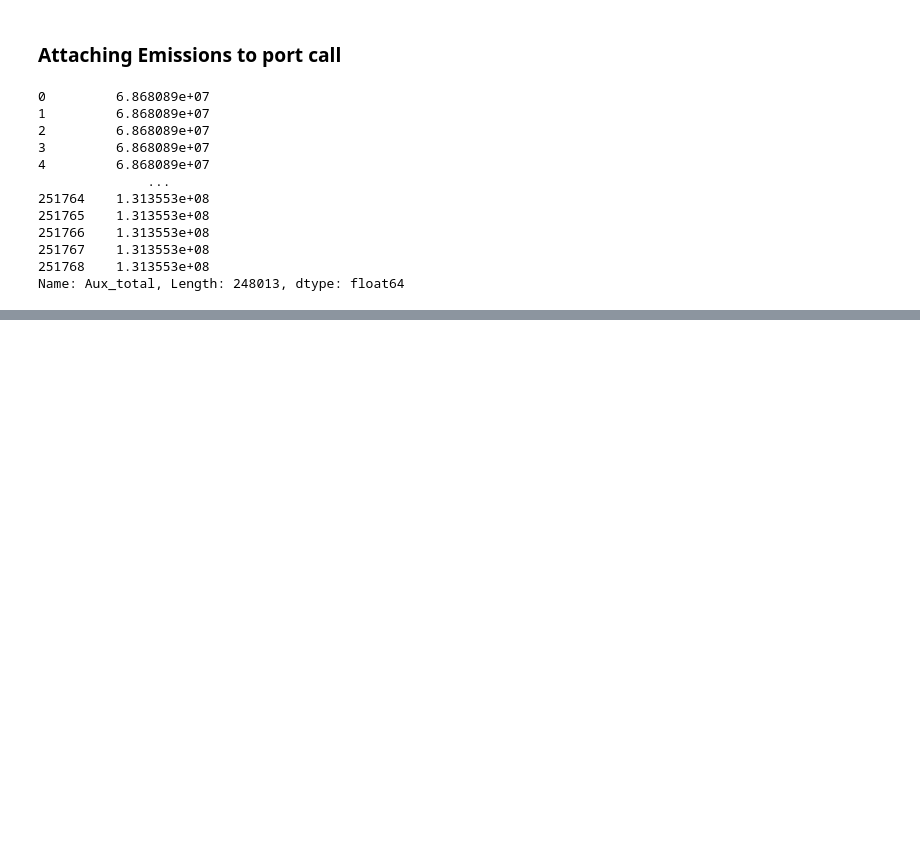
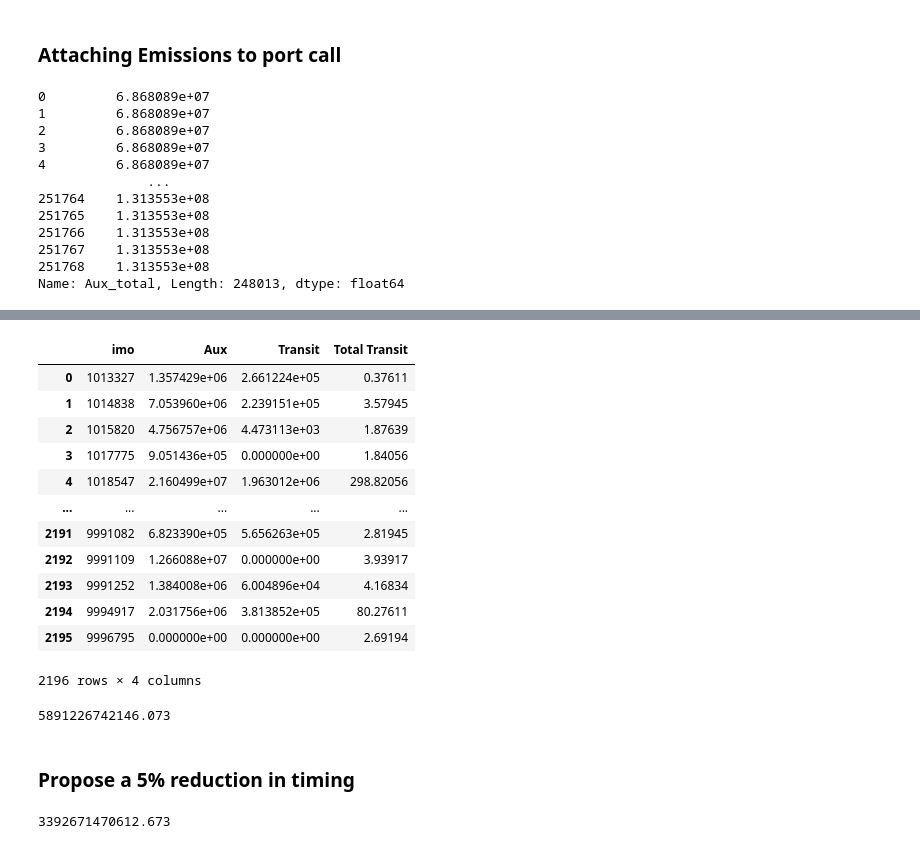
Before and after one commit to stupidbutsmart/pookies, a Jupyter notebook: data_clean.ipynb, the cells around one changed output, grey strips where cells are left out. Saved outputs shown, nothing was run; the diff lists cells and outputs as text; code cells hidden in the pictures; blank space fills up the shorter version.

```diff
--- a/data_clean.ipynb
+++ b/data_clean.ipynb
@@ -341,0 +361,4 @@ a= llaf_table[llaf_table['Load'] == '2%']['CO2']
+# %%
+grouped_df_aux = df.groupby(by='imo')['Aux'].sum()
+port_call_dataset['Total Anchor'] = port_call_dataset.apply(lambda row: row['SG Anchor'] + row['Prev Anchor'] + row['Next Anchor'] , axis=1)
+port_call_dataset['Total Anchor']
@@ -341,0 +385,7 @@ a= llaf_table[llaf_table['Load'] == '2%']['CO2']
+# %%
+grouped_df_transit = df[df['state'] == 'Transit']
+grouped_df_transit = grouped_df_transit.groupby(by='imo')[['Aux' , 'Transit']].sum()
+# %%
+
+port_call_dataset['Total Transit'] = port_call_dataset.apply(lambda row: row['Prev to SG Transit'] + row['SG to Next Transit'] , axis=1)
+port_call_dataset['Total Transit']
@@ -341,0 +405,25 @@ a= llaf_table[llaf_table['Load'] == '2%']['CO2']
+# %%
+
+merged_df_transit = pd.merge(grouped_df_transit , port_call_dataset[['imo' , 'Total Transit']] , on='imo' , how='inner')
+merged_df_transit
+# %% [output]
+|  | imo | Aux | Transit | Total Transit |
+| 0 | 1013327 | 1.357429e+06 | 2.661224e+05 | 0.37611 |
+| 1 | 1014838 | 7.053960e+06 | 2.239151e+05 | 3.57945 |
+| 2 | 1015820 | 4.756757e+06 | 4.473113e+03 | 1.87639 |
+| 3 | 1017775 | 9.051436e+05 | 0.000000e+00 | 1.84056 |
+| 4 | 1018547 | 2.160499e+07 | 1.963012e+06 | 298.82056 |
+| ... | ... | ... | ... | ... |
+| 2191 | 9991082 | 6.823390e+05 | 5.656263e+05 | 2.81945 |
+| 2192 | 9991109 | 1.266088e+07 | 0.000000e+00 | 3.93917 |
+| 2193 | 9991252 | 1.384008e+06 | 6.004896e+04 | 4.16834 |
+| 2194 | 9994917 | 2.031756e+06 | 3.813852e+05 | 80.27611 |
+| 2195 | 9996795 | 0.000000e+00 | 0.000000e+00 | 2.69194 |
+2196 rows × 4 columns
+# %%
+total_transit = (merged_df_transit['Aux'] + merged_df_transit['Transit']) * merged_df_transit['Total Transit']
+total_transit.sum()
+# %% [output]
+5891226742146.073
+# %% [markdown]
+### Propose a 5% reduction in timing
@@ -341,0 +438,4 @@ a= llaf_table[llaf_table['Load'] == '2%']['CO2']
+# %%
+merged_df_aux.sum()
+# %% [output]
+3392671470612.673
```
Also changed, not shown: parts of 13 cells of this notebook.
